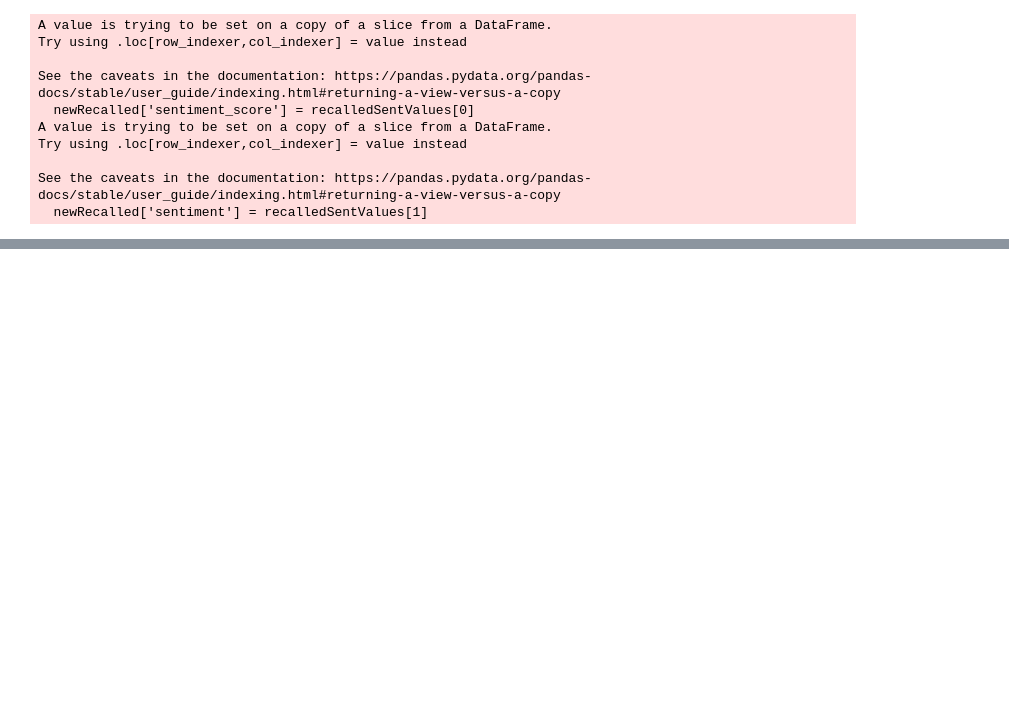
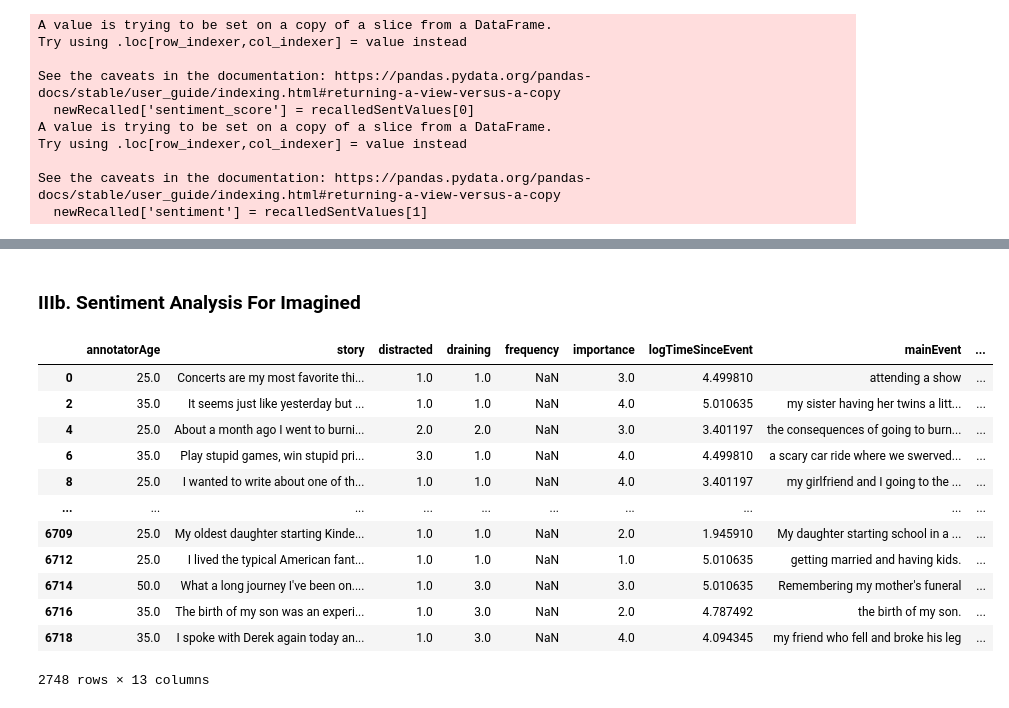
Before and after one commit to dbyers15/EmotionAndMemory, a Jupyter notebook: WorkingNotebook.ipynb, the cells around one changed output, grey strips where cells are left out. Cells and saved outputs as stored; diff of their text form; code cells hidden in the pictures; blank space fills up the shorter version.

```diff
--- a/WorkingNotebook.ipynb
+++ b/WorkingNotebook.ipynb
@@ -377,3 +377,21 @@ newRecalled.head()
 | 5 | 35.0 | Burning Man metamorphoses was per... | 1.0 | 1.0 | 5.0 | 5.0 | 3.401197 | about my journey this year to Bur... | ... |
 | 7 | 18.0 | Dear Diary,I would say this happe... | 1.0 | 4.0 | 5.0 | 5.0 | 4.499810 | a bad driving experience on the w... | ... |
 | 10 | 25.0 | About a month ago me and my girlf... | 1.0 | 1.0 | 2.0 | 3.0 | 3.401197 | a trip to the zoo. | ... |
+# %% [markdown]
+### IIIb. Sentiment Analysis For Imagined
+# %%
+newImagined
+# %% [output]
+|  | annotatorAge | story | distracted | draining | frequency | importance | logTimeSinceEvent | mainEvent | ... |
+| 0 | 25.0 | Concerts are my most favorite thi... | 1.0 | 1.0 | NaN | 3.0 | 4.499810 | attending a show | ... |
+| 2 | 35.0 | It seems just like yesterday but ... | 1.0 | 1.0 | NaN | 4.0 | 5.010635 | my sister having her twins a litt... | ... |
+| 4 | 25.0 | About a month ago I went to burni... | 2.0 | 2.0 | NaN | 3.0 | 3.401197 | the consequences of going to burn... | ... |
+| 6 | 35.0 | Play stupid games, win stupid pri... | 3.0 | 1.0 | NaN | 4.0 | 4.499810 | a scary car ride where we swerved... | ... |
+| 8 | 25.0 | I wanted to write about one of th... | 1.0 | 1.0 | NaN | 4.0 | 3.401197 | my girlfriend and I going to the ... | ... |
+| ... | ... | ... | ... | ... | ... | ... | ... | ... | ... |
+| 6709 | 25.0 | My oldest daughter starting Kinde... | 1.0 | 1.0 | NaN | 2.0 | 1.945910 | My daughter starting school in a ... | ... |
+| 6712 | 25.0 | I lived the typical American fant... | 1.0 | 1.0 | NaN | 1.0 | 5.010635 | getting married and having kids. | ... |
+| 6714 | 50.0 | What a long journey I've been on.... | 1.0 | 3.0 | NaN | 3.0 | 5.010635 | Remembering my mother's funeral | ... |
+| 6716 | 35.0 | The birth of my son was an experi... | 1.0 | 3.0 | NaN | 2.0 | 4.787492 | the birth of my son. | ... |
+| 6718 | 35.0 | I spoke with Derek again today an... | 1.0 | 3.0 | NaN | 4.0 | 4.094345 | my friend who fell and broke his leg | ... |
+2748 rows × 13 columns
```
Also changed, not shown: parts of 12 cells of this notebook.
